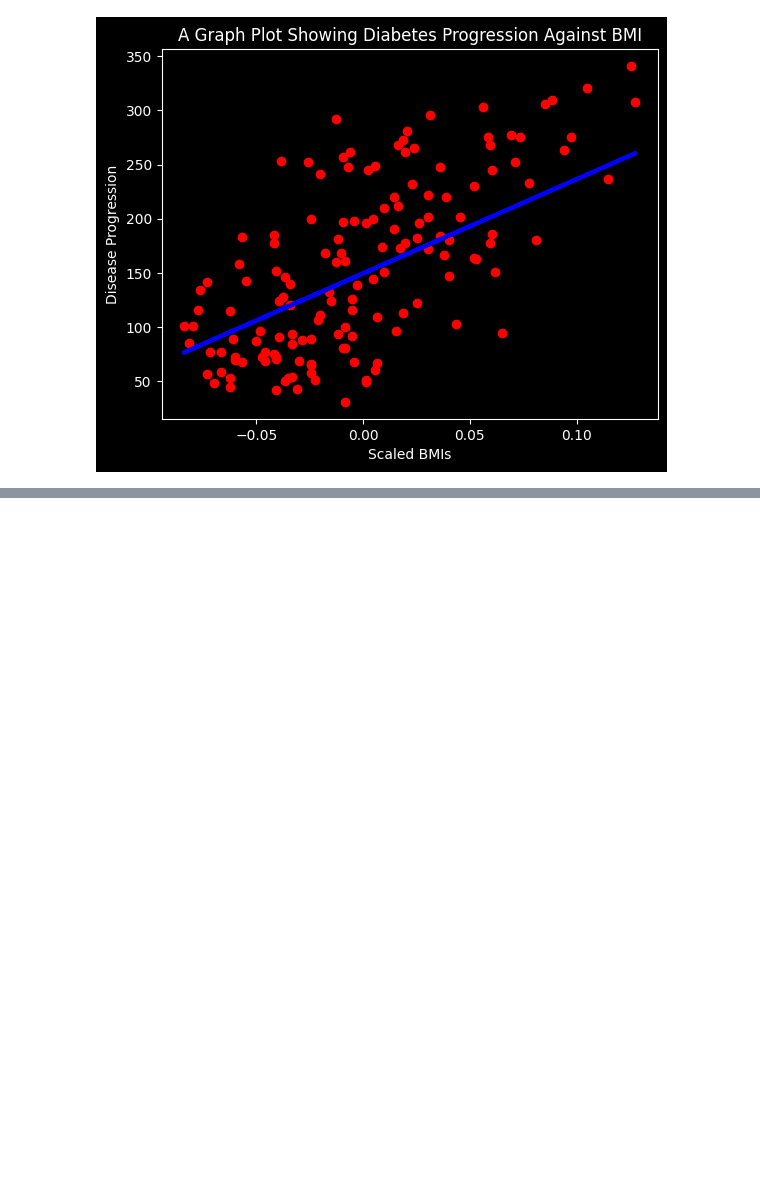
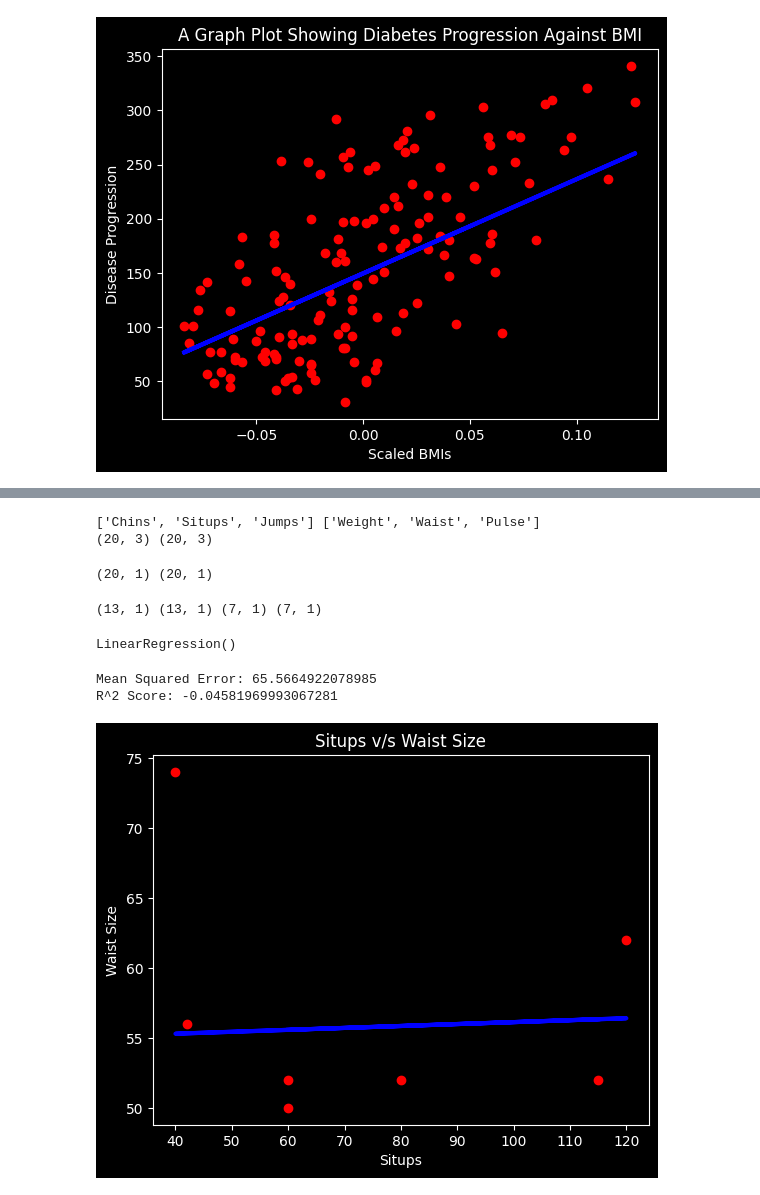
Before and after one commit to pavittarx/ML-For-Beginners, a Jupyter notebook: 2-Regression/1-Tools/notebook.ipynb, the cells around one changed output, grey strips where cells are left out. Drawn from its saved outputs; the diff is of its cells as text; code cells hidden in the pictures; blank space fills up the shorter version.

Commit message:
feat: regression model

```diff
--- a/2-Regression/1-Tools/notebook.ipynb
+++ b/2-Regression/1-Tools/notebook.ipynb
@@ -40,0 +48,59 @@ plt.show()
+# %%
+data = datasets.load_linnerud()
+
+print(data['feature_names'], data['target_names'])
+
+X = data.data
+y = data.target
+
+print(X.shape, y.shape)
+# %% [output]
+['Chins', 'Situps', 'Jumps'] ['Weight', 'Waist', 'Pulse']
+(20, 3) (20, 3)
+# %%
+X = X[:, 2] # Situps
+y = y[:, 2] # waist
+
+X = X.reshape(-1, 1)
+y = y.reshape(-1, 1)
+
+print(X.shape, y.shape)
+# %% [output]
+(20, 1) (20, 1)
+# %%
+X_train, X_test, y_train, y_test = model_selection.train_test_split(
+    X, y, test_size=0.33, random_state=42
+)
+model = linear_model.LinearRegression()
+
+print(X_train.shape, y_train.shape, X_test.shape, y_test.shape)
+# %% [output]
+(13, 1) (13, 1) (7, 1) (7, 1)
+# %%
+model.fit(X_train, y_train)
+# %% [output]
+LinearRegression()
+# %%
+from sklearn.metrics import mean_squared_error, r2_score
+
+y_pred = model.predict(X_test)
+
+# Calculate mean squared error
+mse = mean_squared_error(y_test, y_pred)
+print(f"Mean Squared Error: {mse}")
+
+# Calculate R^2 score
+r2 = r2_score(y_test, y_pred)
+print(f"R^2 Score: {r2}")
+# %% [output]
+Mean Squared Error: 65.5664922078985
+R^2 Score: -0.04581969993067281
+# %%
+plt.scatter(X_test, y_test, color="red")
+plt.plot(X_test, y_pred, color="blue", linewidth=3)
+plt.xlabel("Situps")
+plt.ylabel("Waist Size")
+plt.title("Situps v/s Waist Size")
+plt.show()
+# %% [output]
+[figure, added]
```
Also changed, not shown: parts of 3 cells of this notebook.
